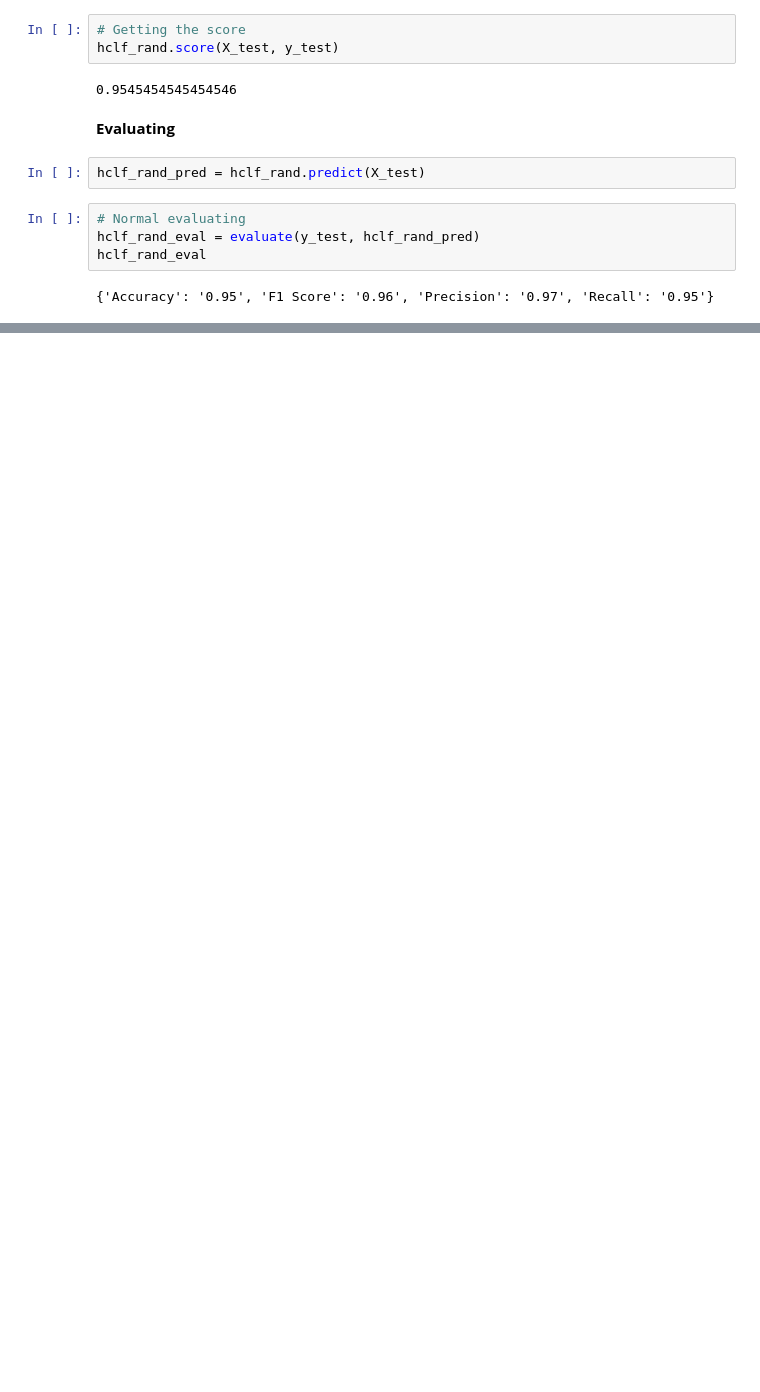
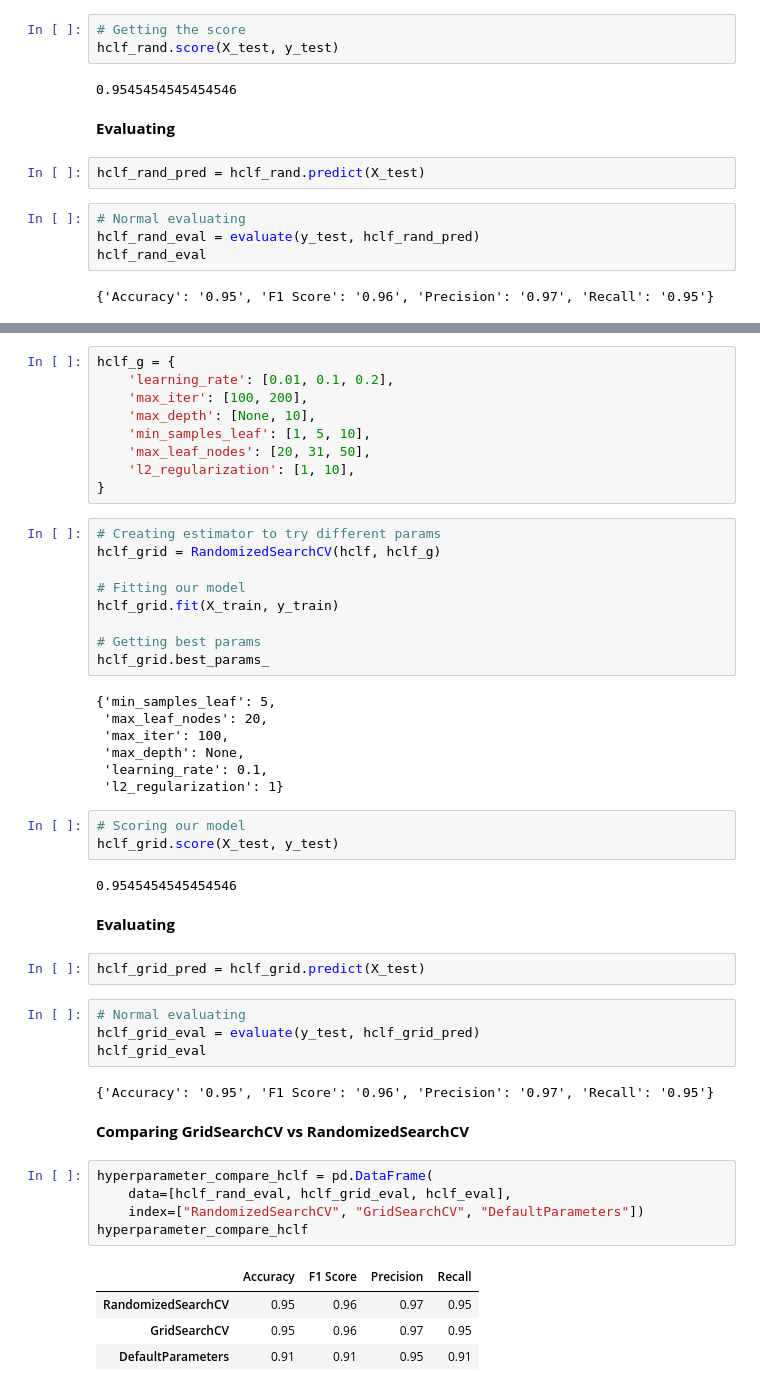
Before and after one commit to BytiAX/obesity-classification, a Jupyter notebook: notebooks/obesity-classification.ipynb, the cells around one changed output, grey strips where cells are left out. Saved outputs shown, nothing was run; the diff lists cells and outputs as text; blank space fills up the shorter version.

```diff
--- a/notebooks/obesity-classification.ipynb
+++ b/notebooks/obesity-classification.ipynb
@@ -816,0 +819,52 @@ hclf_rand_eval
+# %%
+hclf_g = {
+    'learning_rate': [0.01, 0.1, 0.2],
+    'max_iter': [100, 200],
+    'max_depth': [None, 10],
+    'min_samples_leaf': [1, 5, 10],
+    'max_leaf_nodes': [20, 31, 50],
+    'l2_regularization': [1, 10],
+}
+# %%
+# Creating estimator to try different params
+hclf_grid = RandomizedSearchCV(hclf, hclf_g)
+
+# Fitting our model
+hclf_grid.fit(X_train, y_train)
+
+# Getting best params
+hclf_grid.best_params_
+# %% [output]
+{'min_samples_leaf': 5,
+ 'max_leaf_nodes': 20,
+ 'max_iter': 100,
+ 'max_depth': None,
+ 'learning_rate': 0.1,
+ 'l2_regularization': 1}
+# %%
+# Scoring our model
+hclf_grid.score(X_test, y_test)
+# %% [output]
+0.9545454545454546
+# %% [markdown]
+**Evaluating**
+# %%
+hclf_grid_pred = hclf_grid.predict(X_test)
+# %%
+# Normal evaluating
+hclf_grid_eval = evaluate(y_test, hclf_grid_pred)
+hclf_grid_eval
+# %% [output]
+{'Accuracy': '0.95', 'F1 Score': '0.96', 'Precision': '0.97', 'Recall': '0.95'}
+# %% [markdown]
+**Comparing GridSearchCV vs RandomizedSearchCV**
+# %%
+hyperparameter_compare_hclf = pd.DataFrame(
+    data=[hclf_rand_eval, hclf_grid_eval, hclf_eval],
+    index=["RandomizedSearchCV", "GridSearchCV", "DefaultParameters"])
+hyperparameter_compare_hclf
+# %% [output]
+|  | Accuracy | F1 Score | Precision | Recall |
+| RandomizedSearchCV | 0.95 | 0.96 | 0.97 | 0.95 |
+| GridSearchCV | 0.95 | 0.96 | 0.97 | 0.95 |
+| DefaultParameters | 0.91 | 0.91 | 0.95 | 0.91 |
```
Also changed, not shown: parts of 1 cell of this notebook.
